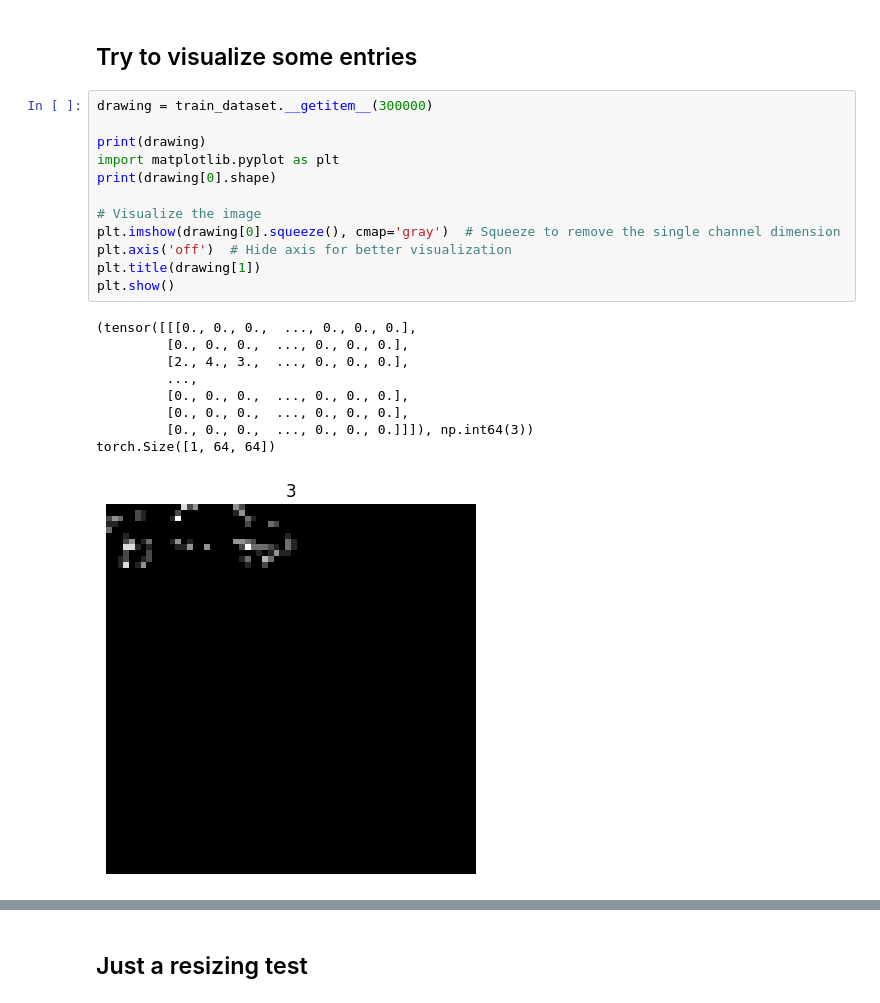
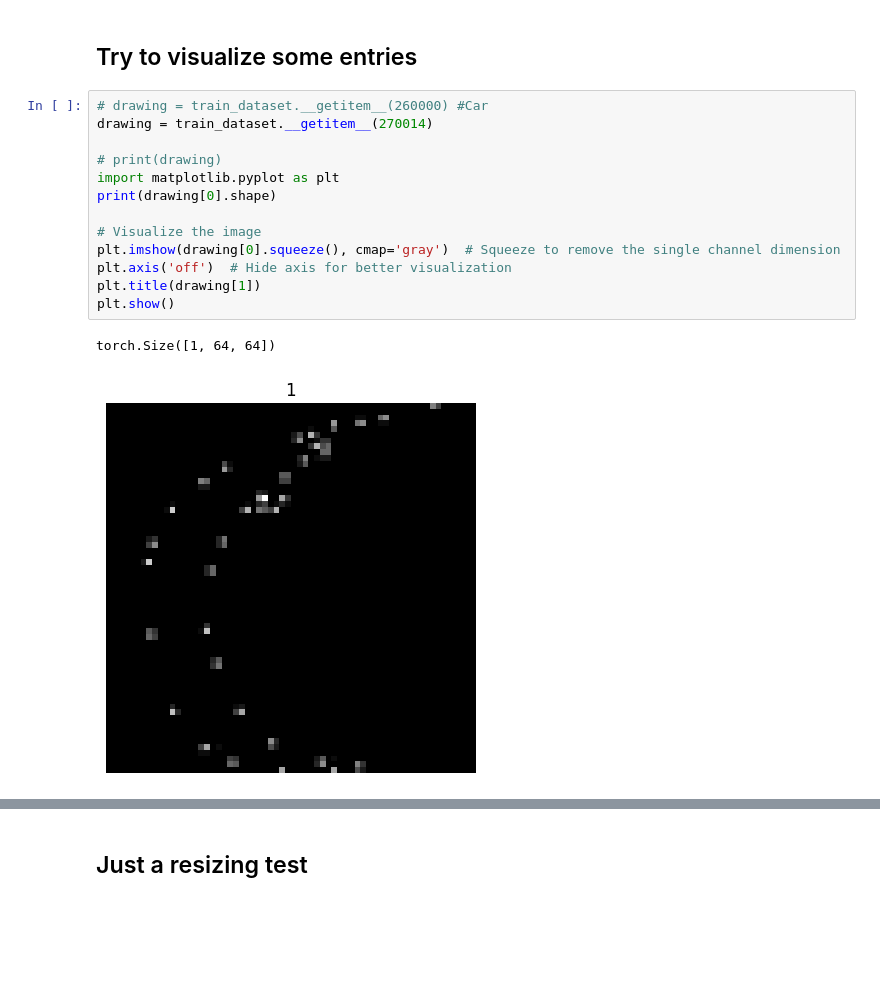
Before and after one commit to Wiztek712/BigData, a Jupyter notebook: application/AI/new_model.ipynb, the cells around one changed output, grey strips where cells are left out. Saved outputs shown, nothing was run; the diff lists cells and outputs as text; blank space fills up the shorter version.

```diff
--- a/application/AI/new_model.ipynb
+++ b/application/AI/new_model.ipynb
@@ -169,27 +214,21 @@ test_loader = DataLoader(test_dataset, batch_size=batch_size, shuffle=False)
 # %% [markdown]
 ## Try to visualize some entries
 # %%
-drawing = train_dataset.__getitem__(300000)
+# drawing = train_dataset.__getitem__(260000) #Car
+drawing = train_dataset.__getitem__(270014)
 
-print(drawing)
+# print(drawing)
 import matplotlib.pyplot as plt
 print(drawing[0].shape)
 
 # Visualize the image
 plt.imshow(drawing[0].squeeze(), cmap='gray')  # Squeeze to remove the single channel dimension
 plt.axis('off')  # Hide axis for better visualization
 plt.title(drawing[1])
 plt.show()
 # %% [output]
-(tensor([[[0., 0., 0.,  ..., 0., 0., 0.],
-         [0., 0., 0.,  ..., 0., 0., 0.],
-         [2., 4., 3.,  ..., 0., 0., 0.],
-         ...,
-         [0., 0., 0.,  ..., 0., 0., 0.],
-         [0., 0., 0.,  ..., 0., 0., 0.],
-         [0., 0., 0.,  ..., 0., 0., 0.]]]), np.int64(3))
 torch.Size([1, 64, 64])
-[figure, old version]
+[figure, new version]
 # %%
 import numpy as np
 import matplotlib.pyplot as plt
```
Also changed, not shown: parts of 14 cells of this notebook.
